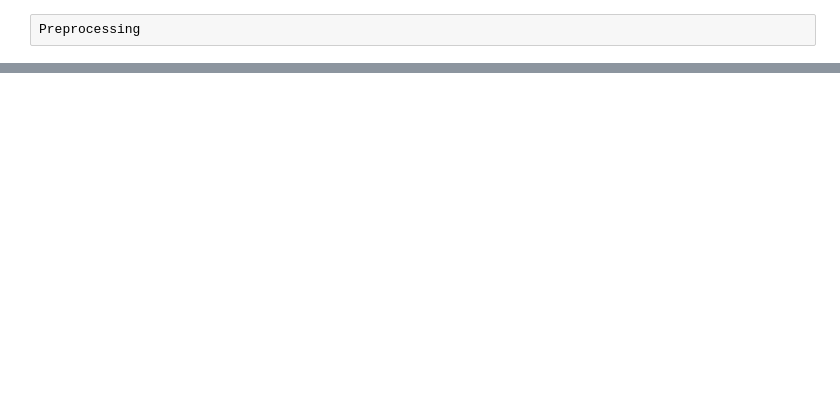
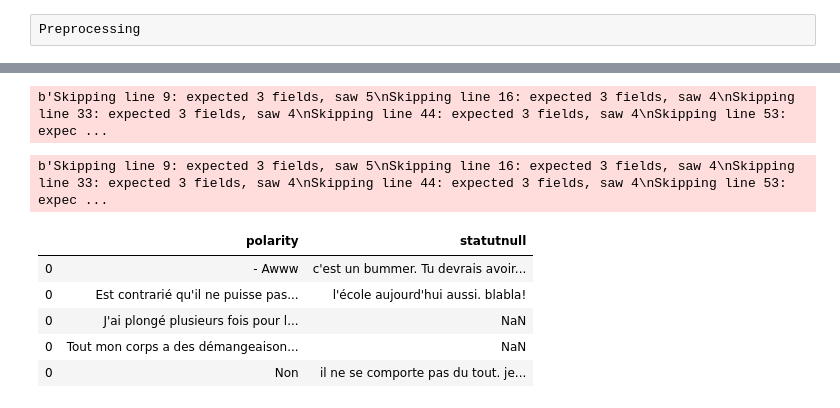
Before and after one commit to alinedebenath/ironhack-datalabs-dataparis0619-pt, a Jupyter notebook: final-project/final-project-NLP.ipynb, the cells around one changed output, grey strips where cells are left out. Drawn from its saved outputs; the diff is of its cells as text; code cells hidden in the pictures; blank space fills up the shorter version.

```diff
--- a/final-project/final-project-NLP.ipynb
+++ b/final-project/final-project-NLP.ipynb
@@ -163,0 +151,15 @@ corpora : corpus
+# %%
+import dask.dataframe as dd
+train = dd.read_csv('./nlp/data_*.csv', error_bad_lines=False)
+# %% [output]
+b'Skipping line 9: expected 3 fields, saw 5\nSkipping line 16: expected 3 fields, saw 4\nSkipping line 33: expected 3 fields, saw 4\nSkipping line 44: expected 3 fields, saw 4\nSkipping line 53: expec ...
+# %%
+train.head()
+# %% [output]
+b'Skipping line 9: expected 3 fields, saw 5\nSkipping line 16: expected 3 fields, saw 4\nSkipping line 33: expected 3 fields, saw 4\nSkipping line 44: expected 3 fields, saw 4\nSkipping line 53: expec ...
+|  | polarity | statutnull |
+| 0 | - Awww | c'est un bummer. Tu devrais avoir... |
+| 0 | Est contrarié qu'il ne puisse pas... | l'école aujourd'hui aussi. blabla! |
+| 0 | J'ai plongé plusieurs fois pour l... | NaN |
+| 0 | Tout mon corps a des démangeaison... | NaN |
+| 0 | Non | il ne se comporte pas du tout. je... |
```
Also changed, not shown: parts of 11 cells of this notebook, 14 other files.
